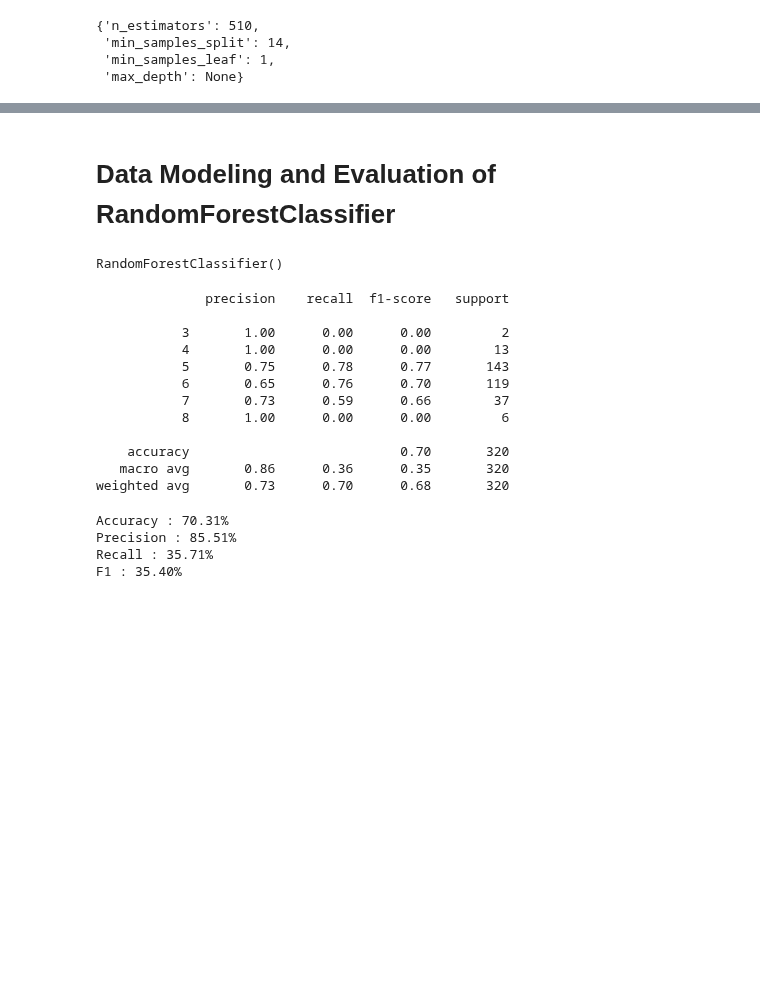
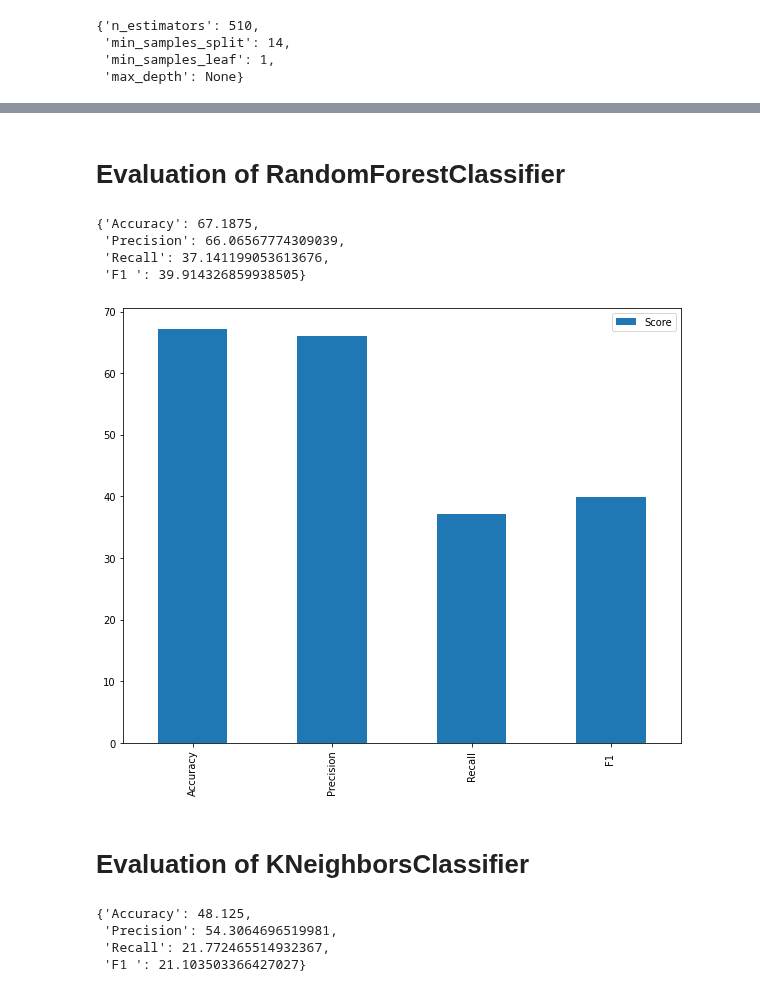
Before and after one commit to shamimsikder/ML-Exercises, a Jupyter notebook: Wine Quality Prediction/Wine Quality Prediction.ipynb, the cells around one changed output, grey strips where cells are left out. Drawn from its saved outputs; the diff is of its cells as text; code cells hidden in the pictures; blank space fills up the shorter version.

Commit message:
Classification Models Evaluation

```diff
--- a/Wine Quality Prediction/Wine Quality Prediction.ipynb
+++ b/Wine Quality Prediction/Wine Quality Prediction.ipynb
@@ -457,37 +459,42 @@ rs_rf.score(x_test, y_test)
+# %%
+def data_model_evaluation(model,x_train, x_test, y_train, y_test):
+
+    model.fit(x_train,y_train)
+
+    y_pred = model.predict(x_test)
+
+    score = {"Accuracy": accuracy_score(y_test,y_pred)*100,
+             "Precision": precision_score(y_test,y_pred,average='macro',zero_division=1)*100,
+             "Recall": recall_score(y_test,y_pred,average='macro')*100,
+             "F1 ": f1_score(y_test,y_pred,average='macro')*100
+            }
+
+    return score
 # %% [markdown]
-# Data Modeling and Evaluation of RandomForestClassifier
+# Evaluation of RandomForestClassifier
-# %%
-x_train, x_test, y_train, y_test = train_test_split(X, y, test_size=0.2)
-
-rf_clf = RandomForestClassifier()
-
-rf_clf.fit(x_train, y_train)
-# %% [output]
-RandomForestClassifier()
-# %%
-y_pred = rf_clf.predict(x_test)
-
-print(classification_report(y_test,y_pred,zero_division=1))
-# %% [output]
-              precision    recall  f1-score   support
-
-           3       1.00      0.00      0.00         2
-           4       1.00      0.00      0.00        13
-           5       0.75      0.78      0.77       143
-           6       0.65      0.76      0.70       119
-           7       0.73      0.59      0.66        37
-           8       1.00      0.00      0.00         6
-
-    accuracy                           0.70       320
-   macro avg       0.86      0.36      0.35       320
-weighted avg       0.73      0.70      0.68       320
-# %%
-print(f"Accuracy : {accuracy_score(y_test,y_pred)*100:.2f}%")
-print(f"Precision : {precision_score(y_test,y_pred,average='macro',zero_division=1)*100:.2f}%")
-print(f"Recall : {recall_score(y_test,y_pred,average='macro')*100:.2f}%")
-print(f"F1 : {f1_score(y_test,y_pred,average='macro')*100:.2f}%")
-# %% [output]
-Accuracy : 70.31%
-Precision : 85.51%
-Recall : 35.71%
-F1 : 35.40%
+# %%
+res = data_model_evaluation(RandomForestClassifier(),x_train, x_test, y_train, y_test)
+
+res
+# %% [output]
+{'Accuracy': 67.1875,
+ 'Precision': 66.06567774309039,
+ 'Recall': 37.141199053613676,
+ 'F1 ': 39.914326859938505}
+# %%
+rfc_res = pd.DataFrame(res,index=["Score"])
+
+rfc_res.T.plot.bar(figsize=(10,8));
+# %% [output]
+[figure, added]
+# %% [markdown]
+# Evaluation of KNeighborsClassifier
+# %%
+res = data_model_evaluation(KNeighborsClassifier(),x_train, x_test, y_train, y_test)
+
+res
+# %% [output]
+{'Accuracy': 48.125,
+ 'Precision': 54.3064696519981,
+ 'Recall': 21.772465514932367,
+ 'F1 ': 21.103503366427027}
```
Also changed, not shown: parts of 17 cells of this notebook.
